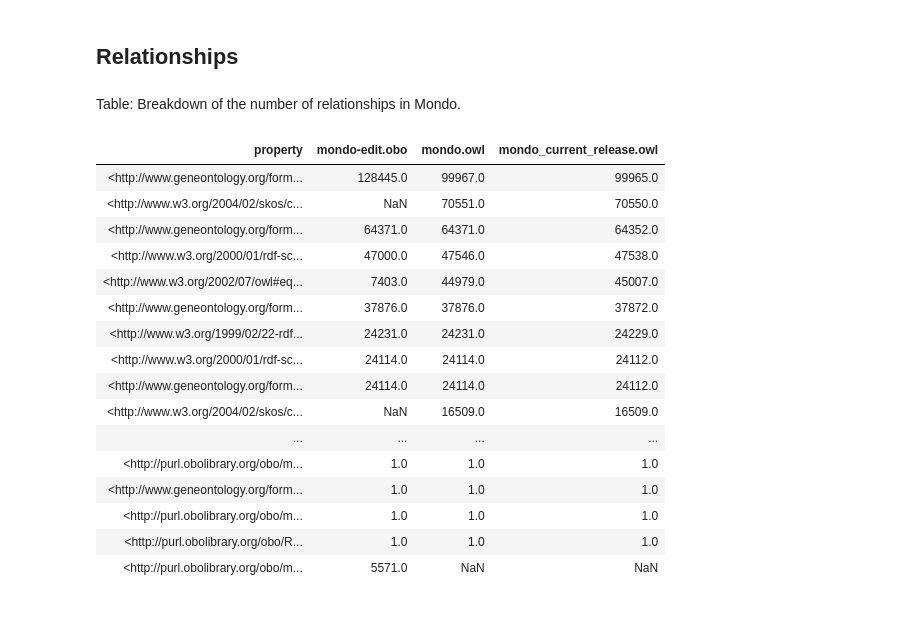
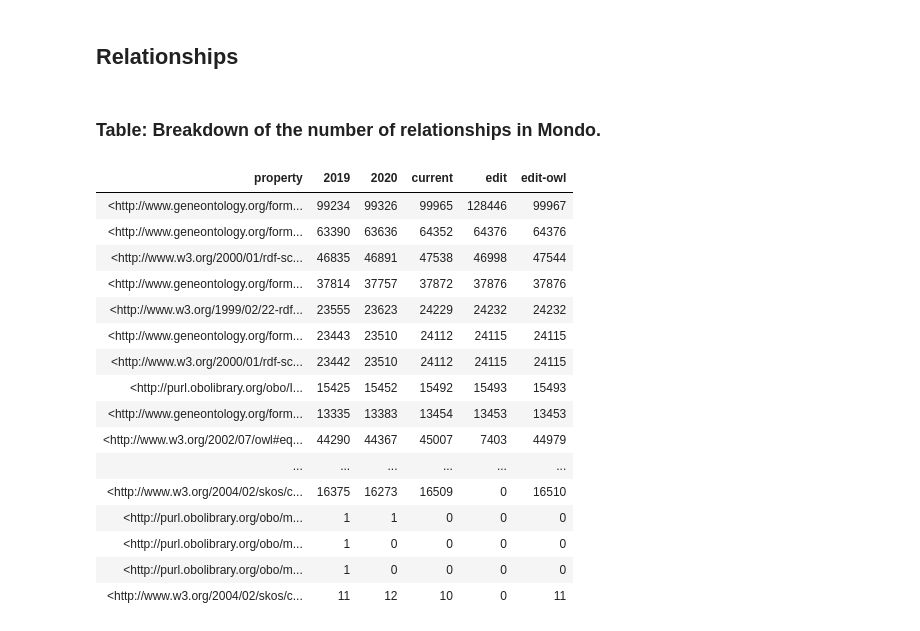
Before and after one commit to monarch-initiative/mondo, a Jupyter notebook: src/ontology/reports/mondo_analysis.ipynb, the cells around one changed output. Saved outputs shown, nothing was run; the diff lists cells and outputs as text; code cells hidden in the pictures.

```diff
--- a/src/ontology/reports/mondo_analysis.ipynb
+++ b/src/ontology/reports/mondo_analysis.ipynb
@@ -38,18 +31,19 @@ ont.get_roots()[:3]
 # %%
 warnings = [Path(warn).stem for warn in glob.glob('../../sparql/*-warning.sparql')]
 NUMBER_ERRORS_SHOWN=15
+PRIMARY_ONTOLOGY_FOR_QC="edit"
 # %% [markdown]
 mondo="http://purl.obolibrary.org/obo/mondo.owl"
 g = Graph()
 g.parse("../mondo-qc.owl", format="xml")
 # %%
 def get_report(name):
-    report_files= glob.glob('*-%s.tsv' %(name))
+    report_files= glob.glob('mondo-qc-*-%s.tsv' %(name))
     reports = []
     for f in report_files:
         try:
             df = pd.read_csv(f,sep="\t")
-            df['ontology']=Path(f).stem.replace("-"+name,"")
+            df['ontology']=Path(f).stem.replace("-"+name,"").replace("mondo-qc-","")
             df.columns = [str(col).replace("?","") for col in df.columns]
             df.replace('[<]http[:][/][/]purl[.]obolibrary[.]org[/]obo[/]MONDO[_]','MONDO:', inplace=True,regex=True)
             df.replace('[>]$','', inplace=True, regex=True)
@@ -312,28 +276,31 @@ df.drop_duplicates(inplace=True)
 # %%
 props=df[['term','property','ontology']].groupby(['ontology','property']).count().add_suffix('_count').reset_index()
 props.sort_values(inplace=True, by=['ontology','term_count'], ascending=False)
 props_pivot=props.pivot(index='property', columns='ontology', values='term_count')
 props_pivot = pd.DataFrame(props_pivot.to_records())
-props_pivot.sort_values(by=['mondo.owl'],ascending=False,inplace=True)
-display(md("Table: Breakdown of the number of relationships in Mondo."))
+cols = props_pivot.columns.tolist()
+cols.remove('property')
+props_pivot[cols] = props_pivot[cols].fillna(0).astype(int)
+props_pivot.sort_values(by=[PRIMARY_ONTOLOGY_FOR_QC],ascending=False,inplace=True)
+display(md("### Table: Breakdown of the number of relationships in Mondo."))
 display(HTML(props_pivot.to_html(index=False)))
 # %% [output]
-Table: Breakdown of the number of relationships in Mondo.
+### Table: Breakdown of the number of relationships in Mondo.
-| property | mondo-edit.obo | mondo.owl | mondo_current_release.owl |
-| <http://www.geneontology.org/form... | 128445.0 | 99967.0 | 99965.0 |
-| <http://www.w3.org/2004/02/skos/c... | NaN | 70551.0 | 70550.0 |
-| <http://www.geneontology.org/form... | 64371.0 | 64371.0 | 64352.0 |
-| <http://www.w3.org/2000/01/rdf-sc... | 47000.0 | 47546.0 | 47538.0 |
-| <http://www.w3.org/2002/07/owl#eq... | 7403.0 | 44979.0 | 45007.0 |
-| <http://www.geneontology.org/form... | 37876.0 | 37876.0 | 37872.0 |
-| <http://www.w3.org/1999/02/22-rdf... | 24231.0 | 24231.0 | 24229.0 |
-| <http://www.w3.org/2000/01/rdf-sc... | 24114.0 | 24114.0 | 24112.0 |
-| <http://www.geneontology.org/form... | 24114.0 | 24114.0 | 24112.0 |
-| <http://www.w3.org/2004/02/skos/c... | NaN | 16509.0 | 16509.0 |
-| ... | ... | ... | ... |
-| <http://purl.obolibrary.org/obo/m... | 1.0 | 1.0 | 1.0 |
-| <http://www.geneontology.org/form... | 1.0 | 1.0 | 1.0 |
-| <http://purl.obolibrary.org/obo/m... | 1.0 | 1.0 | 1.0 |
-| <http://purl.obolibrary.org/obo/R... | 1.0 | 1.0 | 1.0 |
-| <http://purl.obolibrary.org/obo/m... | 5571.0 | NaN | NaN |
+| property | 2019 | 2020 | current | edit | edit-owl |
+| <http://www.geneontology.org/form... | 99234 | 99326 | 99965 | 128446 | 99967 |
+| <http://www.geneontology.org/form... | 63390 | 63636 | 64352 | 64376 | 64376 |
+| <http://www.w3.org/2000/01/rdf-sc... | 46835 | 46891 | 47538 | 46998 | 47544 |
+| <http://www.geneontology.org/form... | 37814 | 37757 | 37872 | 37876 | 37876 |
+| <http://www.w3.org/1999/02/22-rdf... | 23555 | 23623 | 24229 | 24232 | 24232 |
+| <http://www.geneontology.org/form... | 23443 | 23510 | 24112 | 24115 | 24115 |
+| <http://www.w3.org/2000/01/rdf-sc... | 23442 | 23510 | 24112 | 24115 | 24115 |
+| <http://purl.obolibrary.org/obo/I... | 15425 | 15452 | 15492 | 15493 | 15493 |
+| <http://www.geneontology.org/form... | 13335 | 13383 | 13454 | 13453 | 13453 |
+| <http://www.w3.org/2002/07/owl#eq... | 44290 | 44367 | 45007 | 7403 | 44979 |
+| ... | ... | ... | ... | ... | ... |
+| <http://www.w3.org/2004/02/skos/c... | 16375 | 16273 | 16509 | 0 | 16510 |
+| <http://purl.obolibrary.org/obo/m... | 1 | 1 | 0 | 0 | 0 |
+| <http://purl.obolibrary.org/obo/m... | 1 | 0 | 0 | 0 | 0 |
+| <http://purl.obolibrary.org/obo/m... | 1 | 0 | 0 | 0 | 0 |
+| <http://www.w3.org/2004/02/skos/c... | 11 | 12 | 10 | 0 | 11 |
 # %%
```
Also changed, not shown: parts of 10 cells of this notebook, 2 other files.
